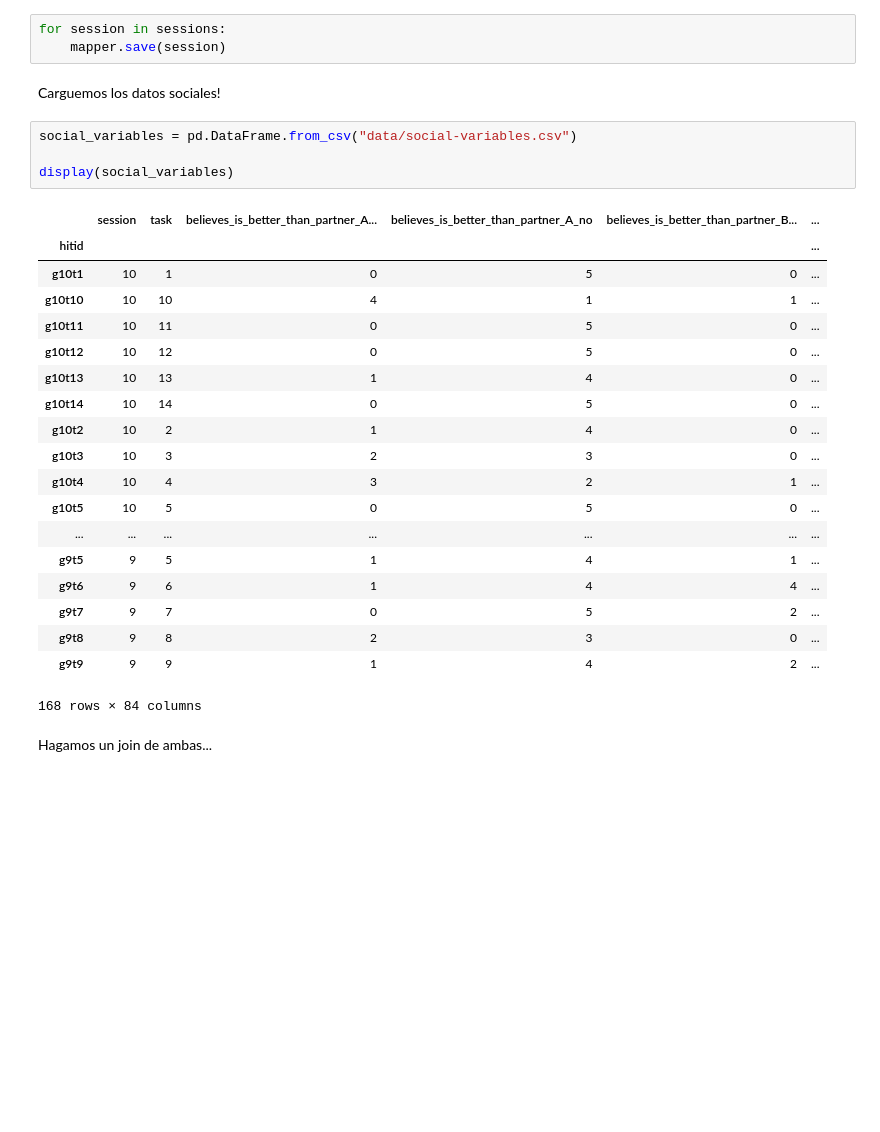
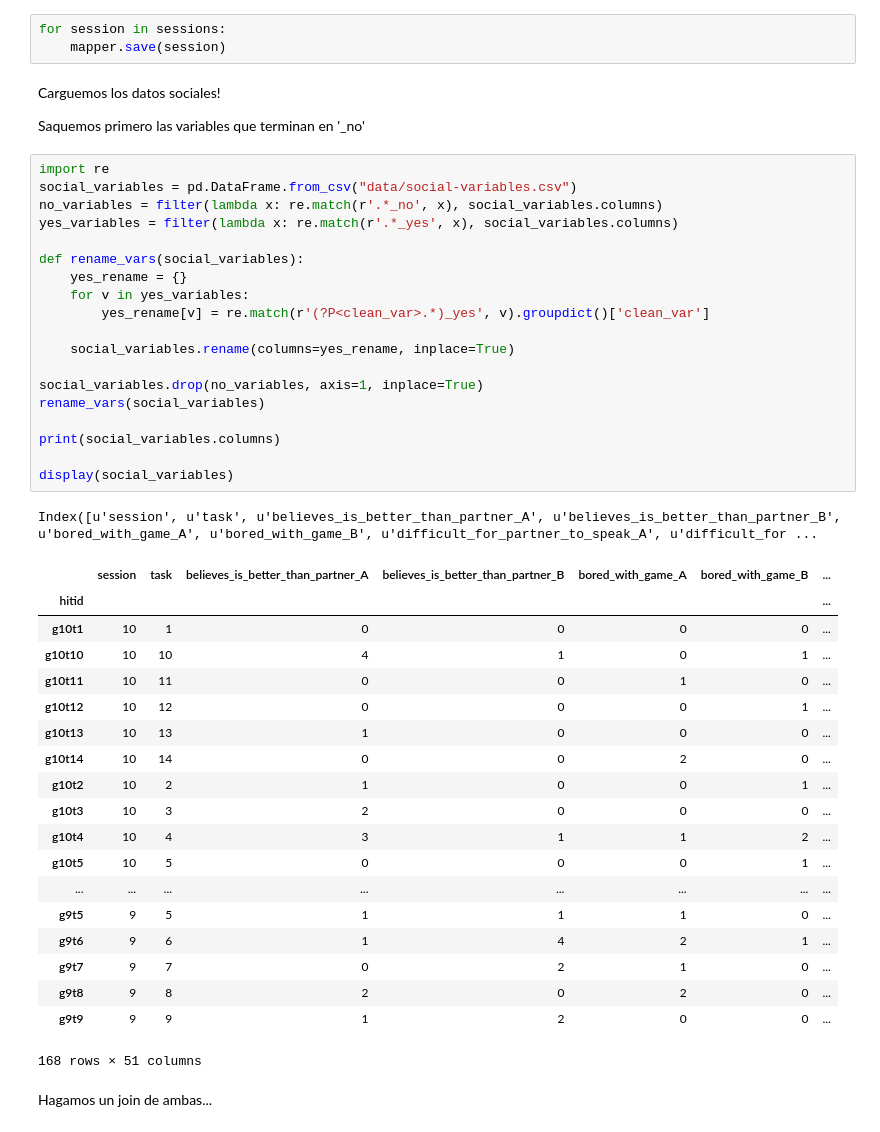
Before and after one commit to luquesky/tesis, a Jupyter notebook: session_table.ipynb, the cells around one changed output. Cells and saved outputs as stored; diff of their text form; blank space fills up the shorter version.

Commit message:
Remove unnecessary variables

```diff
--- a/session_table.ipynb
+++ b/session_table.ipynb
@@ -57,30 +57,48 @@ for session in sessions:
     mapper.save(session)
 # %% [markdown]
 Carguemos los datos sociales!
+
+Saquemos primero las variables que terminan en '_no'
-# %%
-social_variables = pd.DataFrame.from_csv("data/social-variables.csv")
-
-display(social_variables)
-# %% [output]
-|  | session | task | believes_is_better_than_partner_A... | believes_is_better_than_partner_A_no | believes_is_better_than_partner_B... | ... |
-| hitid |  |  |  |  |  | ... |
-| g10t1 | 10 | 1 | 0 | 5 | 0 | ... |
-| g10t10 | 10 | 10 | 4 | 1 | 1 | ... |
-| g10t11 | 10 | 11 | 0 | 5 | 0 | ... |
-| g10t12 | 10 | 12 | 0 | 5 | 0 | ... |
-| g10t13 | 10 | 13 | 1 | 4 | 0 | ... |
-| g10t14 | 10 | 14 | 0 | 5 | 0 | ... |
-| g10t2 | 10 | 2 | 1 | 4 | 0 | ... |
-| g10t3 | 10 | 3 | 2 | 3 | 0 | ... |
-| g10t4 | 10 | 4 | 3 | 2 | 1 | ... |
-| g10t5 | 10 | 5 | 0 | 5 | 0 | ... |
-| ... | ... | ... | ... | ... | ... | ... |
-| g9t5 | 9 | 5 | 1 | 4 | 1 | ... |
-| g9t6 | 9 | 6 | 1 | 4 | 4 | ... |
-| g9t7 | 9 | 7 | 0 | 5 | 2 | ... |
-| g9t8 | 9 | 8 | 2 | 3 | 0 | ... |
-| g9t9 | 9 | 9 | 1 | 4 | 2 | ... |
-168 rows × 84 columns
+# %%
+import re
+social_variables = pd.DataFrame.from_csv("data/social-variables.csv")
+no_variables = filter(lambda x: re.match(r'.*_no', x), social_variables.columns)
+yes_variables = filter(lambda x: re.match(r'.*_yes', x), social_variables.columns)
+
+def rename_vars(social_variables):
+    yes_rename = {}
+    for v in yes_variables:
+        yes_rename[v] = re.match(r'(?P<clean_var>.*)_yes', v).groupdict()['clean_var']
+
+    social_variables.rename(columns=yes_rename, inplace=True)
+
+social_variables.drop(no_variables, axis=1, inplace=True)
+rename_vars(social_variables)
+
+print(social_variables.columns)
+
+display(social_variables)
+# %% [output]
+Index([u'session', u'task', u'believes_is_better_than_partner_A', u'believes_is_better_than_partner_B', u'bored_with_game_A', u'bored_with_game_B', u'difficult_for_partner_to_speak_A', u'difficult_for ...
+|  | session | task | believes_is_better_than_partner_A | believes_is_better_than_partner_B | bored_with_game_A | bored_with_game_B | ... |
+| hitid |  |  |  |  |  |  | ... |
+| g10t1 | 10 | 1 | 0 | 0 | 0 | 0 | ... |
+| g10t10 | 10 | 10 | 4 | 1 | 0 | 1 | ... |
+| g10t11 | 10 | 11 | 0 | 0 | 1 | 0 | ... |
+| g10t12 | 10 | 12 | 0 | 0 | 0 | 1 | ... |
+| g10t13 | 10 | 13 | 1 | 0 | 0 | 0 | ... |
+| g10t14 | 10 | 14 | 0 | 0 | 2 | 0 | ... |
+| g10t2 | 10 | 2 | 1 | 0 | 0 | 1 | ... |
+| g10t3 | 10 | 3 | 2 | 0 | 0 | 0 | ... |
+| g10t4 | 10 | 4 | 3 | 1 | 1 | 2 | ... |
+| g10t5 | 10 | 5 | 0 | 0 | 0 | 1 | ... |
+| ... | ... | ... | ... | ... | ... | ... | ... |
+| g9t5 | 9 | 5 | 1 | 1 | 1 | 0 | ... |
+| g9t6 | 9 | 6 | 1 | 4 | 2 | 1 | ... |
+| g9t7 | 9 | 7 | 0 | 2 | 1 | 0 | ... |
+| g9t8 | 9 | 8 | 2 | 0 | 2 | 0 | ... |
+| g9t9 | 9 | 9 | 1 | 2 | 0 | 0 | ... |
+168 rows × 51 columns
 # %% [markdown]
 Hagamos un join de ambas...
 # %%
```
Also changed, not shown: parts of 2 cells of this notebook.
